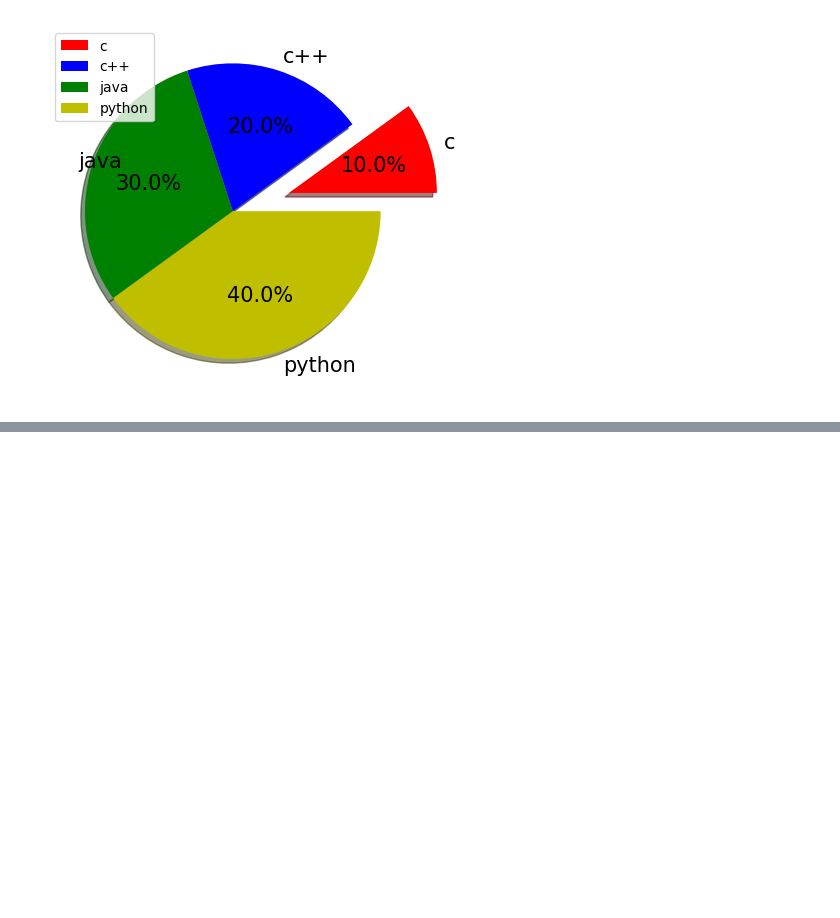
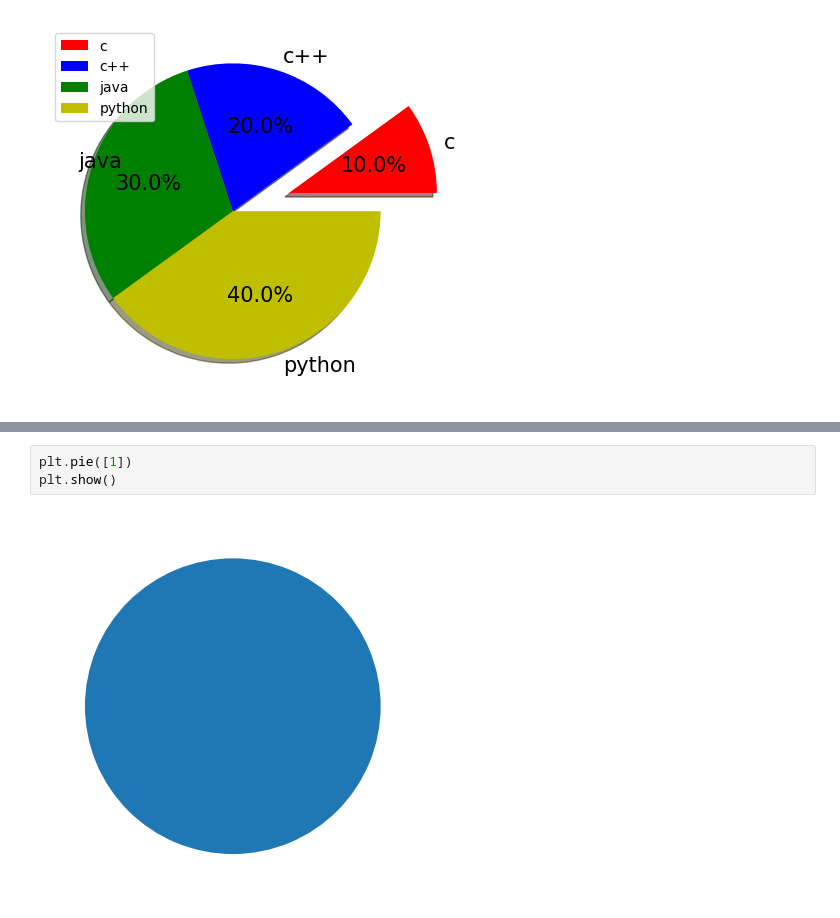
Before and after one commit to RBH2004/matplotlib, a Jupyter notebook: fifth.ipynb, the cells around one changed output, grey strips where cells are left out. Cells and saved outputs as stored; diff of their text form; blank space fills up the shorter version.

```diff
--- a/fifth.ipynb
+++ b/fifth.ipynb
@@ -182,0 +201,5 @@ plt.show( )
+# %%
+plt.pie([1])
+plt.show()
+# %% [output]
+[figure, added]
```
Also changed, not shown: parts of 4 cells of this notebook, 1 other file.
